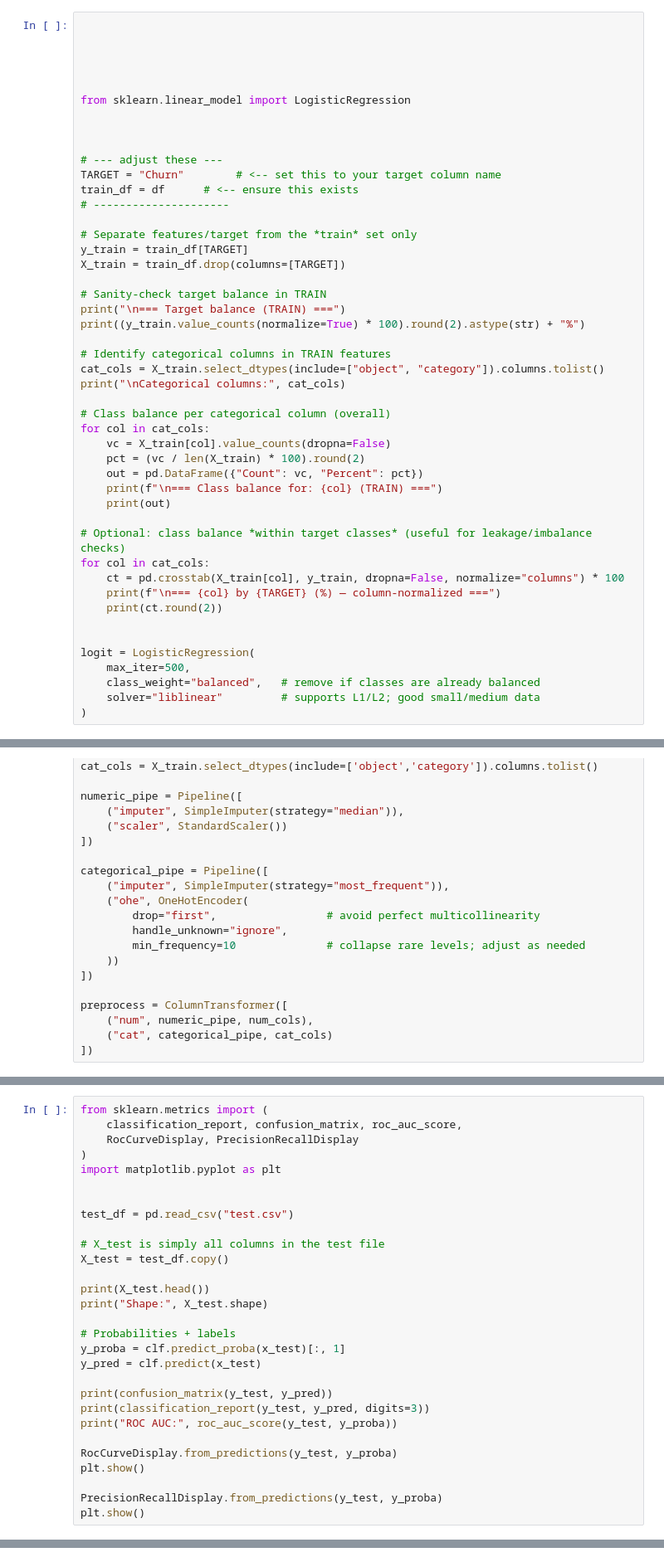
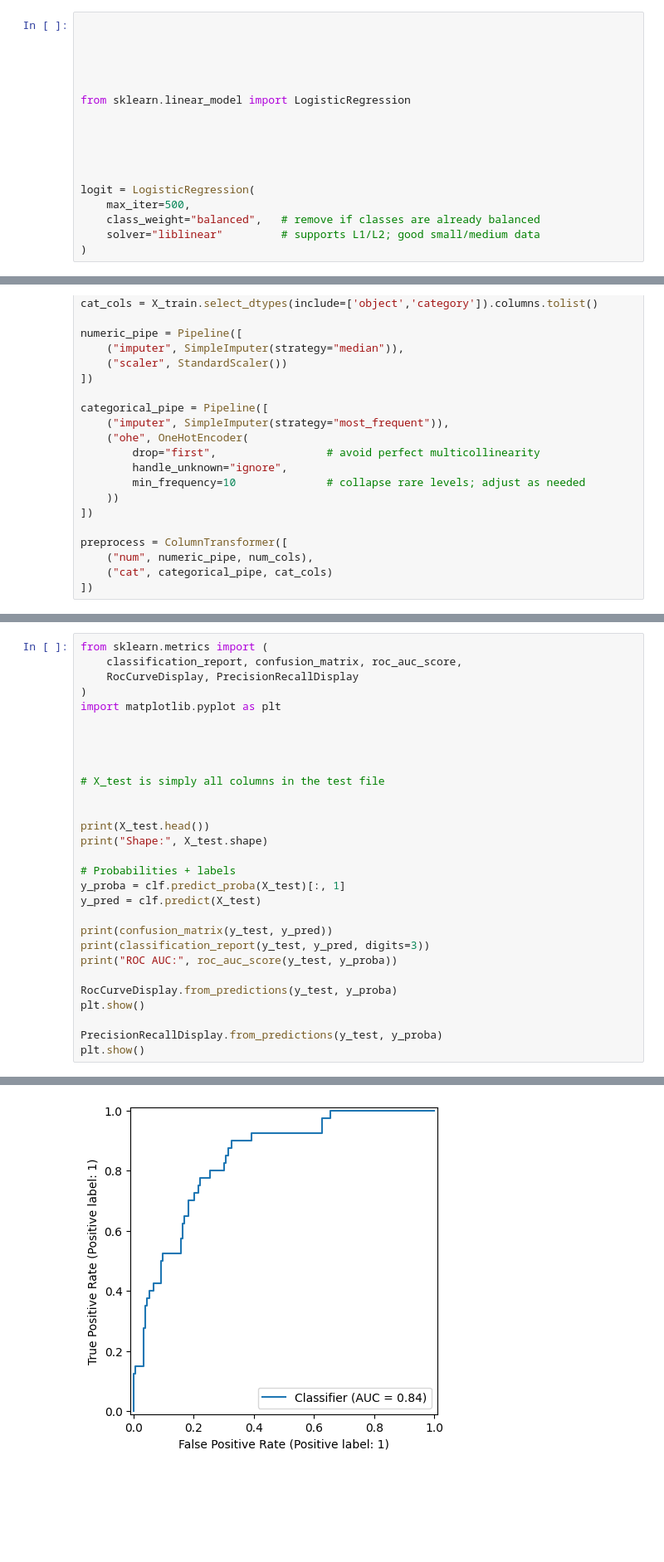
Before and after one commit to WillHDev/Netlfix_Customer_Churn, a Jupyter notebook: main.ipynb, the cells around one changed output, grey strips where cells are left out. Shown at 83% size. Saved outputs shown, nothing was run; the diff lists cells and outputs as text; blank space fills up the shorter version.

```diff
--- a/main.ipynb
+++ b/main.ipynb
@@ -33,36 +27,6 @@ from sklearn.linear_model import LogisticRegression
 
 
 
-# --- adjust these ---
-TARGET = "Churn"        # <-- set this to your target column name
-train_df = df      # <-- ensure this exists
-# ---------------------
-
-# Separate features/target from the *train* set only
-y_train = train_df[TARGET]
-X_train = train_df.drop(columns=[TARGET])
-
-# Sanity-check target balance in TRAIN
-print("\n=== Target balance (TRAIN) ===")
-print((y_train.value_counts(normalize=True) * 100).round(2).astype(str) + "%")
-
-# Identify categorical columns in TRAIN features
-cat_cols = X_train.select_dtypes(include=["object", "category"]).columns.tolist()
-print("\nCategorical columns:", cat_cols)
-
-# Class balance per categorical column (overall)
-for col in cat_cols:
-    vc = X_train[col].value_counts(dropna=False)
-    pct = (vc / len(X_train) * 100).round(2)
-    out = pd.DataFrame({"Count": vc, "Percent": pct})
-    print(f"\n=== Class balance for: {col} (TRAIN) ===")
-    print(out)
-
-# Optional: class balance *within target classes* (useful for leakage/imbalance checks)
-for col in cat_cols:
-    ct = pd.crosstab(X_train[col], y_train, dropna=False, normalize="columns") * 100
-    print(f"\n=== {col} by {TARGET} (%) — column-normalized ===")
-    print(ct.round(2))
 
 
 logit = LogisticRegression(
@@ -148,17 +112,17 @@ from sklearn.metrics import (
 import matplotlib.pyplot as plt
 
 
-test_df = pd.read_csv("test.csv")
+
 
 # X_test is simply all columns in the test file
-X_test = test_df.copy()
+
 
 print(X_test.head())
 print("Shape:", X_test.shape)
 
 # Probabilities + labels
-y_proba = clf.predict_proba(x_test)[:, 1]
-y_pred = clf.predict(x_test)
+y_proba = clf.predict_proba(X_test)[:, 1]
+y_pred = clf.predict(X_test)
 
 print(confusion_matrix(y_test, y_pred))
 print(classification_report(y_test, y_pred, digits=3))
@@ -173,0 +154 @@ NameError: name 'x_test' is not defined
+[figure, added]
```
Also changed, not shown: parts of 4 cells of this notebook.
